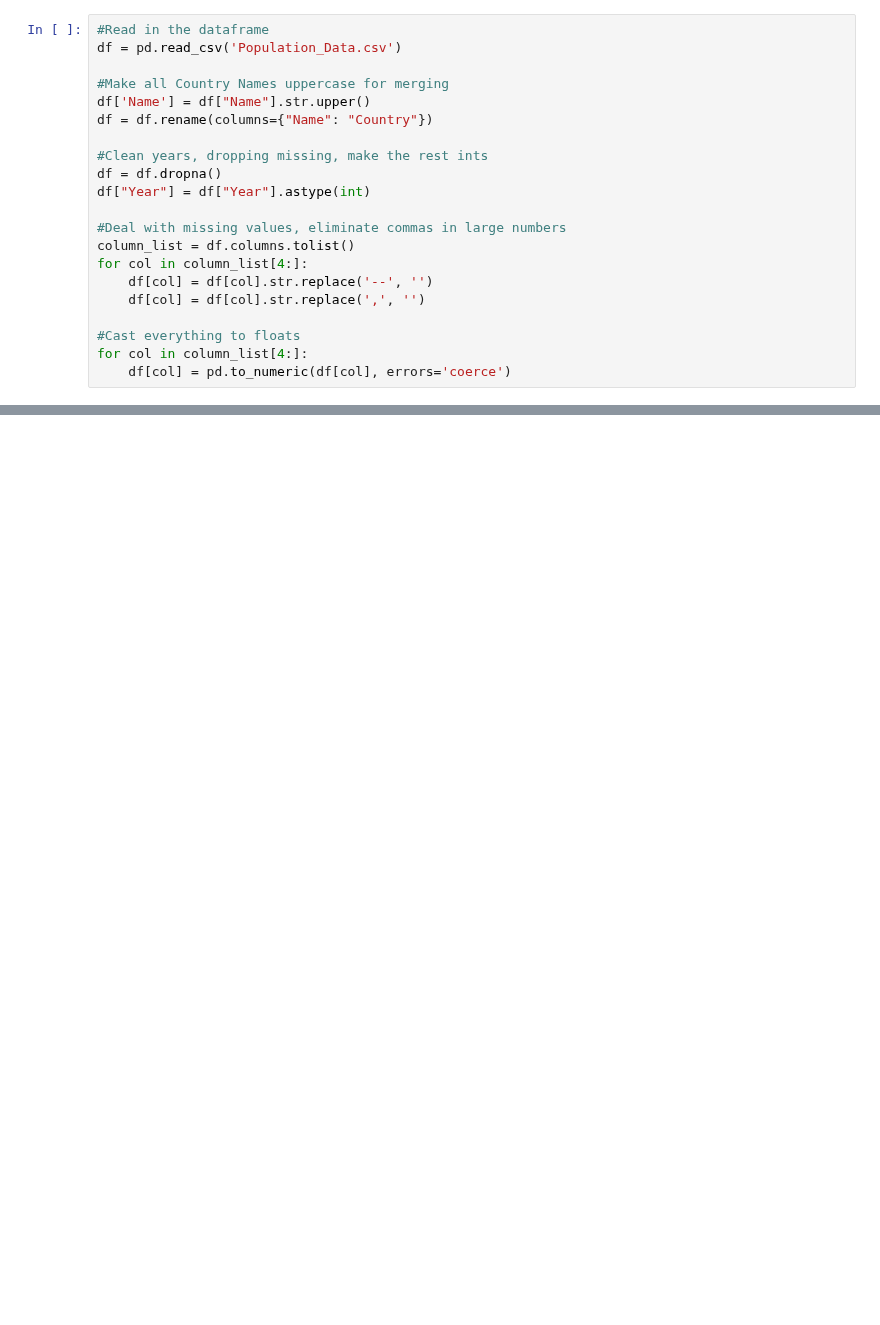
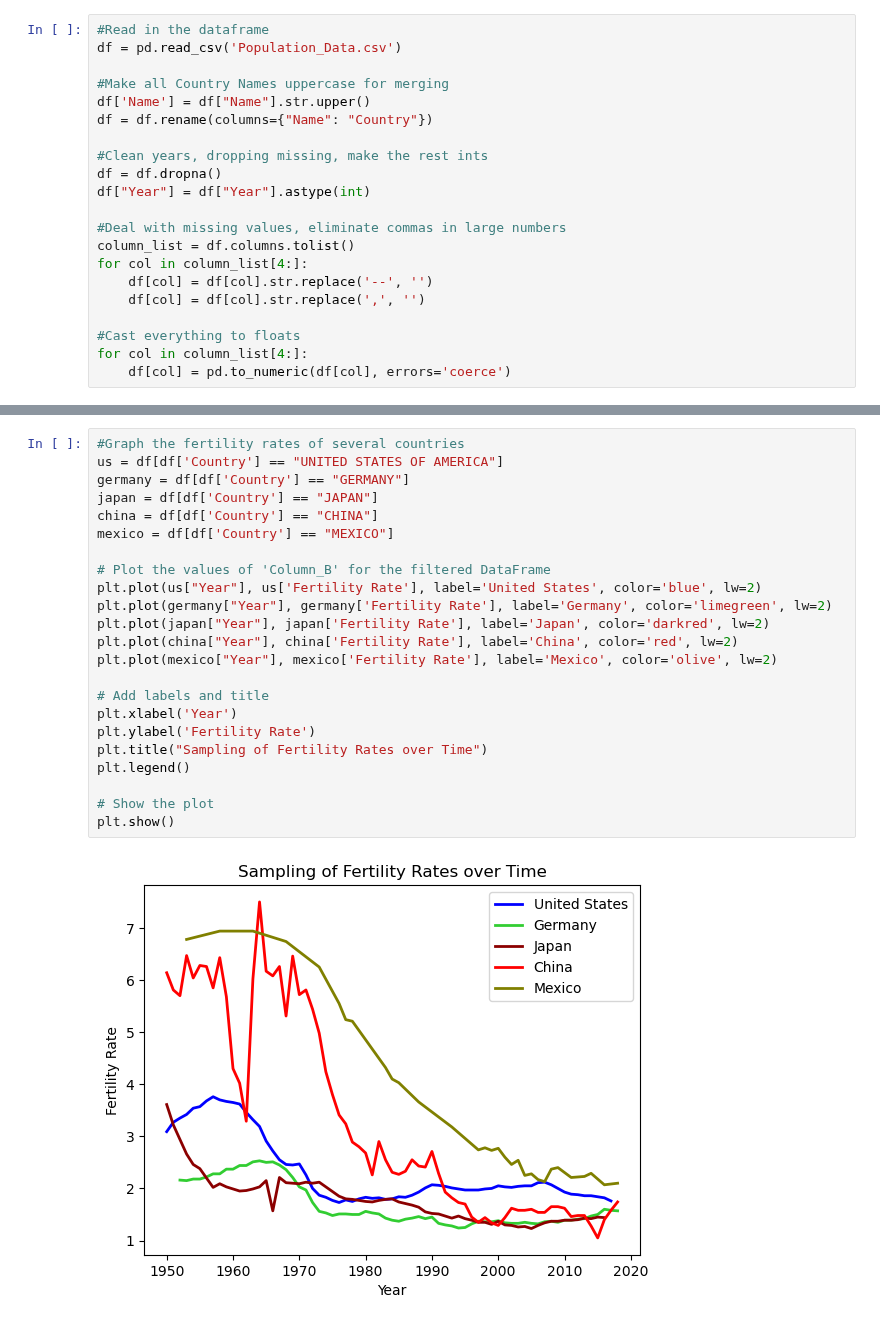
Before and after one commit to addmelo/ACME, a Jupyter notebook: clean_population.ipynb, the cells around one changed output, grey strips where cells are left out. Saved outputs shown, nothing was run; the diff lists cells and outputs as text; blank space fills up the shorter version.

```diff
--- a/clean_population.ipynb
+++ b/clean_population.ipynb
@@ -68,0 +145,25 @@ df.to_csv('cleaned_population_data.csv')
+# %%
+#Graph the fertility rates of several countries
+us = df[df['Country'] == "UNITED STATES OF AMERICA"]
+germany = df[df['Country'] == "GERMANY"]
+japan = df[df['Country'] == "JAPAN"]
+china = df[df['Country'] == "CHINA"]
+mexico = df[df['Country'] == "MEXICO"]
+
+# Plot the values of 'Column_B' for the filtered DataFrame
+plt.plot(us["Year"], us['Fertility Rate'], label='United States', color='blue', lw=2)
+plt.plot(germany["Year"], germany['Fertility Rate'], label='Germany', color='limegreen', lw=2)
+plt.plot(japan["Year"], japan['Fertility Rate'], label='Japan', color='darkred', lw=2)
+plt.plot(china["Year"], china['Fertility Rate'], label='China', color='red', lw=2)
+plt.plot(mexico["Year"], mexico['Fertility Rate'], label='Mexico', color='olive', lw=2)
+
+# Add labels and title
+plt.xlabel('Year')
+plt.ylabel('Fertility Rate')
+plt.title("Sampling of Fertility Rates over Time")
+plt.legend()
+
+# Show the plot
+plt.show()
+# %% [output]
+[figure, added]
```
Also changed, not shown: parts of 9 cells of this notebook.
